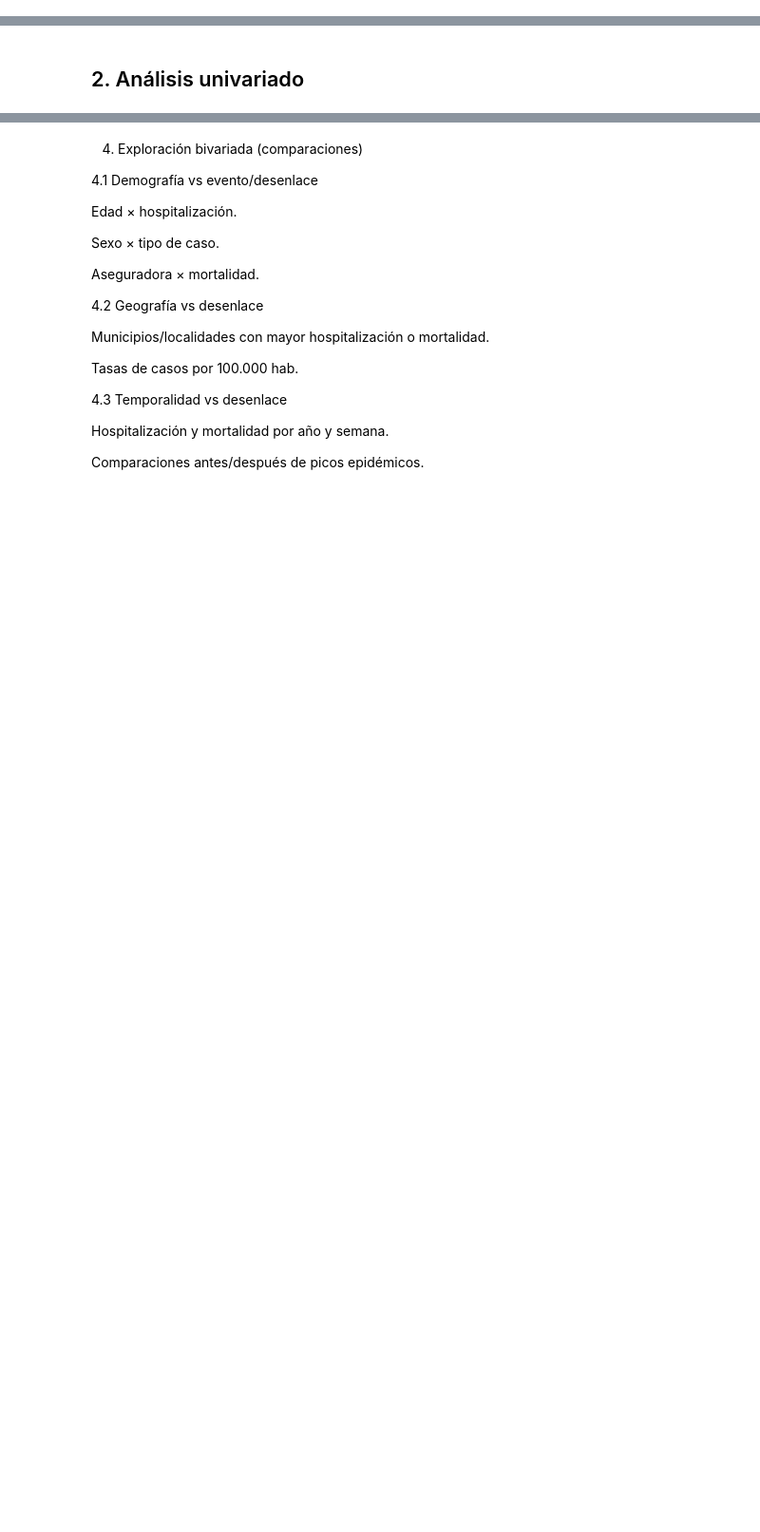
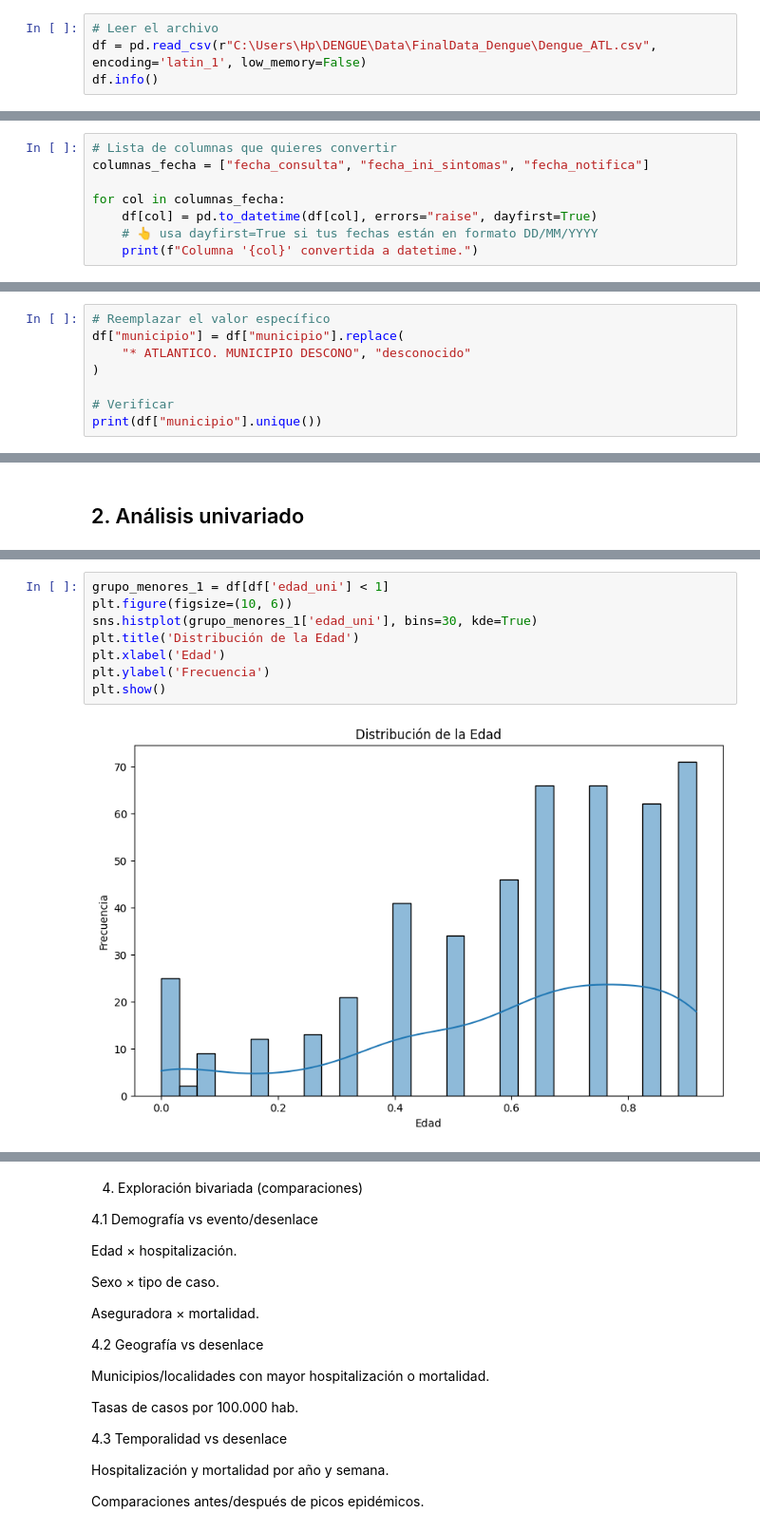
Before and after one commit to Darally06/Dengue_caracterization, a Jupyter notebook: atl.ipynb, the cells around one changed output, grey strips where cells are left out. Shown at 95% size. Cells and saved outputs as stored; diff of their text form; blank space fills up the shorter version.

```diff
--- a/atl.ipynb
+++ b/atl.ipynb
@@ -12,0 +9,4 @@ Distribución de diferencia de días (síntoma → consulta → notificación).
+# %%
+# Leer el archivo
+df = pd.read_csv(r"C:\Users\Hp\DENGUE\Data\FinalData_Dengue\Dengue_ATL.csv", encoding='latin_1', low_memory=False)
+df.info()
@@ -12,0 +37,8 @@ Distribución de diferencia de días (síntoma → consulta → notificación).
+# %%
+# Lista de columnas que quieres convertir
+columnas_fecha = ["fecha_consulta", "fecha_ini_sintomas", "fecha_notifica"]
+
+for col in columnas_fecha:
+    df[col] = pd.to_datetime(df[col], errors="raise", dayfirst=True)
+    # 👆 usa dayfirst=True si tus fechas están en formato DD/MM/YYYY
+    print(f"Columna '{col}' convertida a datetime.")
@@ -12,0 +69,8 @@ Distribución de diferencia de días (síntoma → consulta → notificación).
+# %%
+# Reemplazar el valor específico
+df["municipio"] = df["municipio"].replace(
+    "* ATLANTICO. MUNICIPIO DESCONO", "desconocido"
+)
+
+# Verificar
+print(df["municipio"].unique())
@@ -14,0 +171,10 @@ Distribución de diferencia de días (síntoma → consulta → notificación).
+# %%
+grupo_menores_1 = df[df['edad_uni'] < 1]
+plt.figure(figsize=(10, 6))
+sns.histplot(grupo_menores_1['edad_uni'], bins=30, kde=True)
+plt.title('Distribución de la Edad')
+plt.xlabel('Edad')
+plt.ylabel('Frecuencia')
+plt.show()
+# %% [output]
+[figure, added]
```
Also changed, not shown: parts of 20 cells of this notebook, 1 other file.
